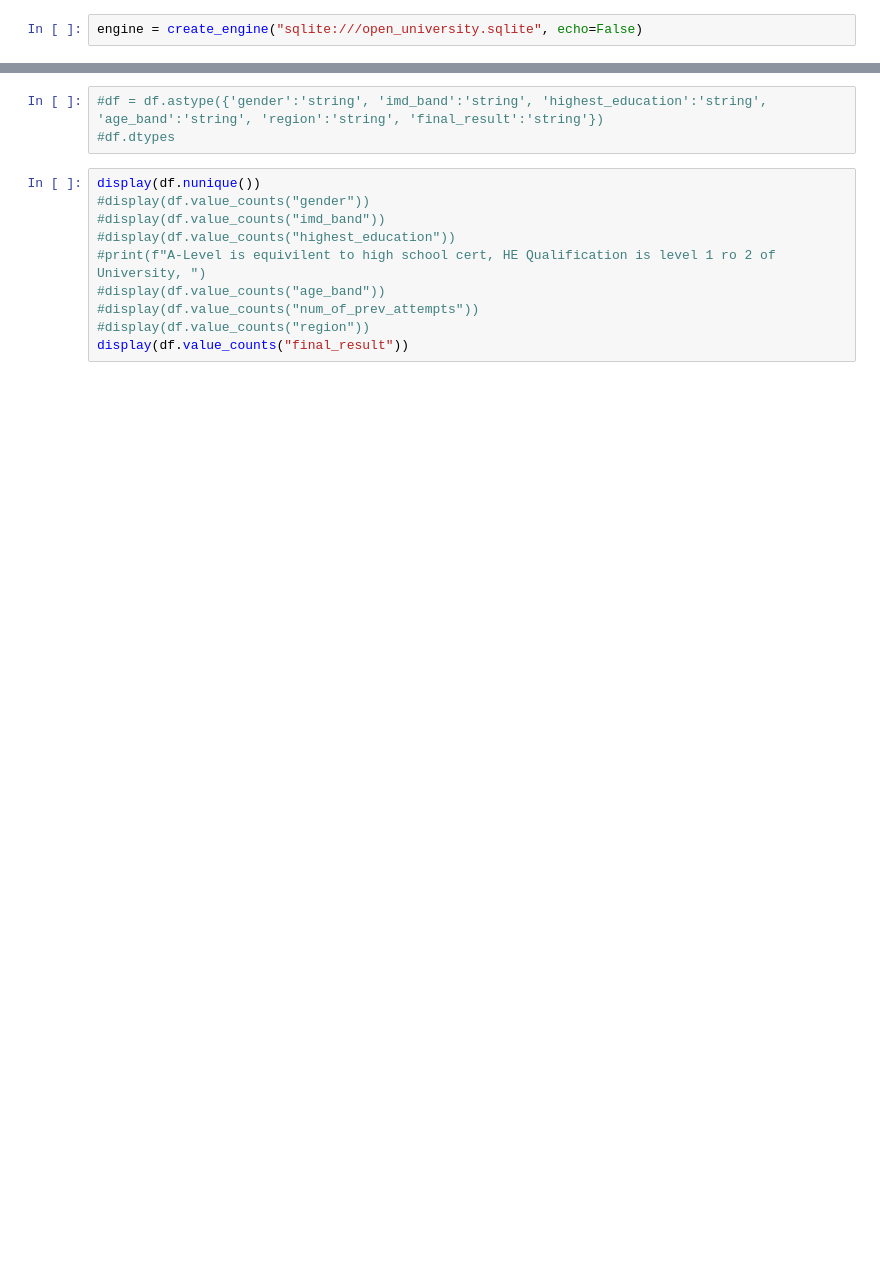
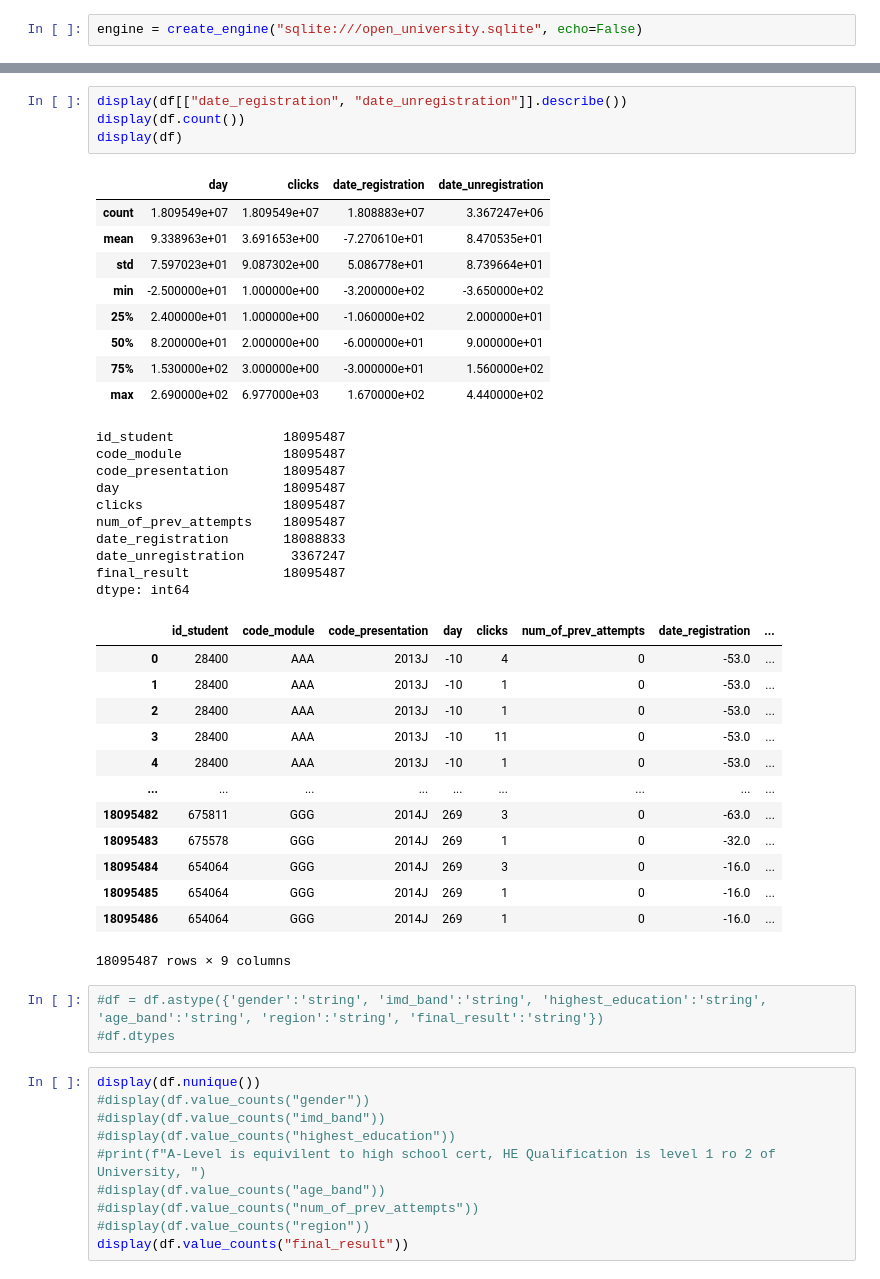
Before and after one commit to horsewell/project4, a Jupyter notebook: student_interaction_course_only.ipynb, the cells around one changed output, grey strips where cells are left out. Drawn from its saved outputs; the diff is of its cells as text; blank space fills up the shorter version.

```diff
--- a/student_interaction_course_only.ipynb
+++ b/student_interaction_course_only.ipynb
@@ -46,3 +137,40 @@ dtype: int64
+# %%
+display(df[["date_registration", "date_unregistration"]].describe())
+display(df.count())
+display(df)
+# %% [output]
+|  | day | clicks | date_registration | date_unregistration |
+| count | 1.809549e+07 | 1.809549e+07 | 1.808883e+07 | 3.367247e+06 |
+| mean | 9.338963e+01 | 3.691653e+00 | -7.270610e+01 | 8.470535e+01 |
+| std | 7.597023e+01 | 9.087302e+00 | 5.086778e+01 | 8.739664e+01 |
+| min | -2.500000e+01 | 1.000000e+00 | -3.200000e+02 | -3.650000e+02 |
+| 25% | 2.400000e+01 | 1.000000e+00 | -1.060000e+02 | 2.000000e+01 |
+| 50% | 8.200000e+01 | 2.000000e+00 | -6.000000e+01 | 9.000000e+01 |
+| 75% | 1.530000e+02 | 3.000000e+00 | -3.000000e+01 | 1.560000e+02 |
+| max | 2.690000e+02 | 6.977000e+03 | 1.670000e+02 | 4.440000e+02 |
+id_student              18095487
+code_module             18095487
+code_presentation       18095487
+day                     18095487
+clicks                  18095487
+num_of_prev_attempts    18095487
+date_registration       18088833
+date_unregistration      3367247
+final_result            18095487
+dtype: int64
+|  | id_student | code_module | code_presentation | day | clicks | num_of_prev_attempts | date_registration | ... |
+| 0 | 28400 | AAA | 2013J | -10 | 4 | 0 | -53.0 | ... |
+| 1 | 28400 | AAA | 2013J | -10 | 1 | 0 | -53.0 | ... |
+| 2 | 28400 | AAA | 2013J | -10 | 1 | 0 | -53.0 | ... |
+| 3 | 28400 | AAA | 2013J | -10 | 11 | 0 | -53.0 | ... |
+| 4 | 28400 | AAA | 2013J | -10 | 1 | 0 | -53.0 | ... |
+| ... | ... | ... | ... | ... | ... | ... | ... | ... |
+| 18095482 | 675811 | GGG | 2014J | 269 | 3 | 0 | -63.0 | ... |
+| 18095483 | 675578 | GGG | 2014J | 269 | 1 | 0 | -32.0 | ... |
+| 18095484 | 654064 | GGG | 2014J | 269 | 3 | 0 | -16.0 | ... |
+| 18095485 | 654064 | GGG | 2014J | 269 | 1 | 0 | -16.0 | ... |
+| 18095486 | 654064 | GGG | 2014J | 269 | 1 | 0 | -16.0 | ... |
+18095487 rows × 9 columns
 # %%
 #df = df.astype({'gender':'string', 'imd_band':'string', 'highest_education':'string', 'age_band':'string', 'region':'string', 'final_result':'string'})
 #df.dtypes
```
Also changed, not shown: parts of 15 cells of this notebook, 1 other file.
